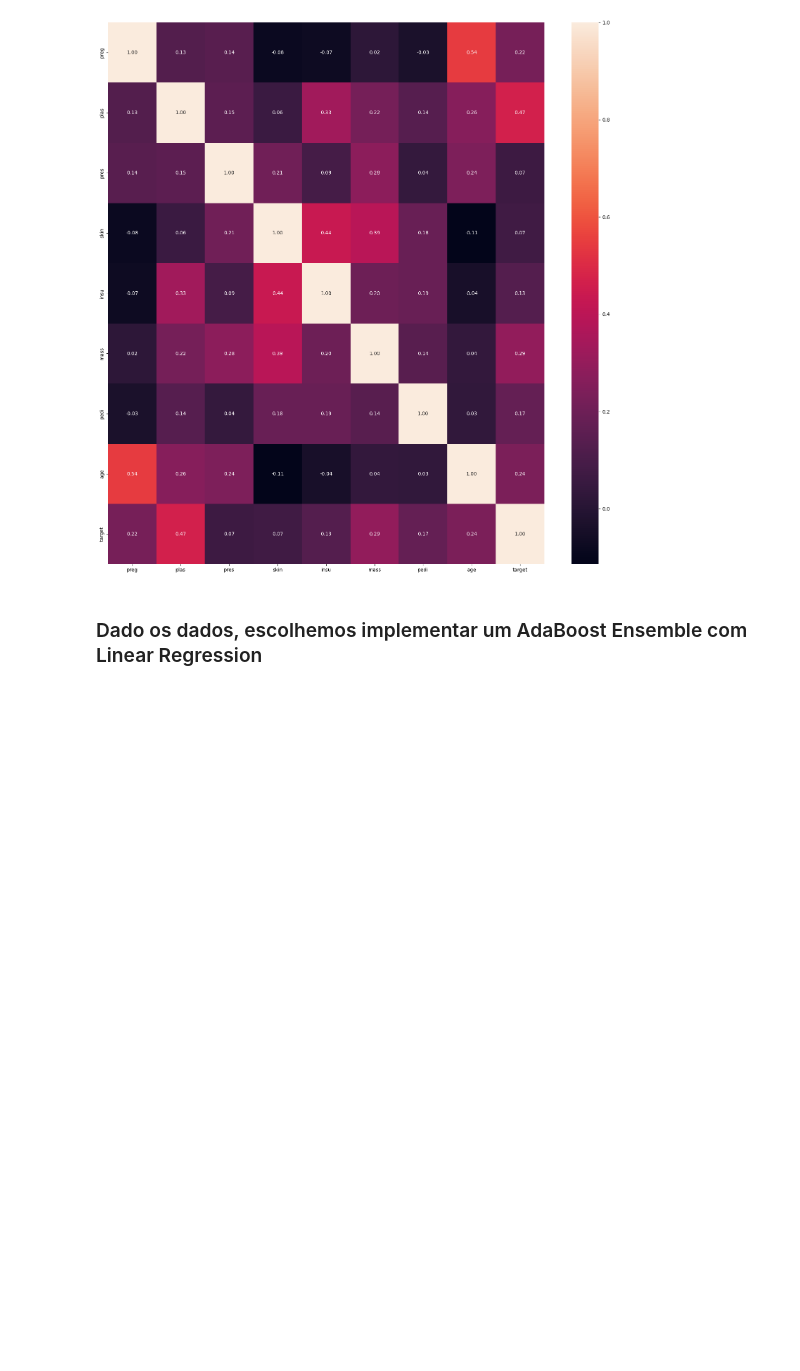
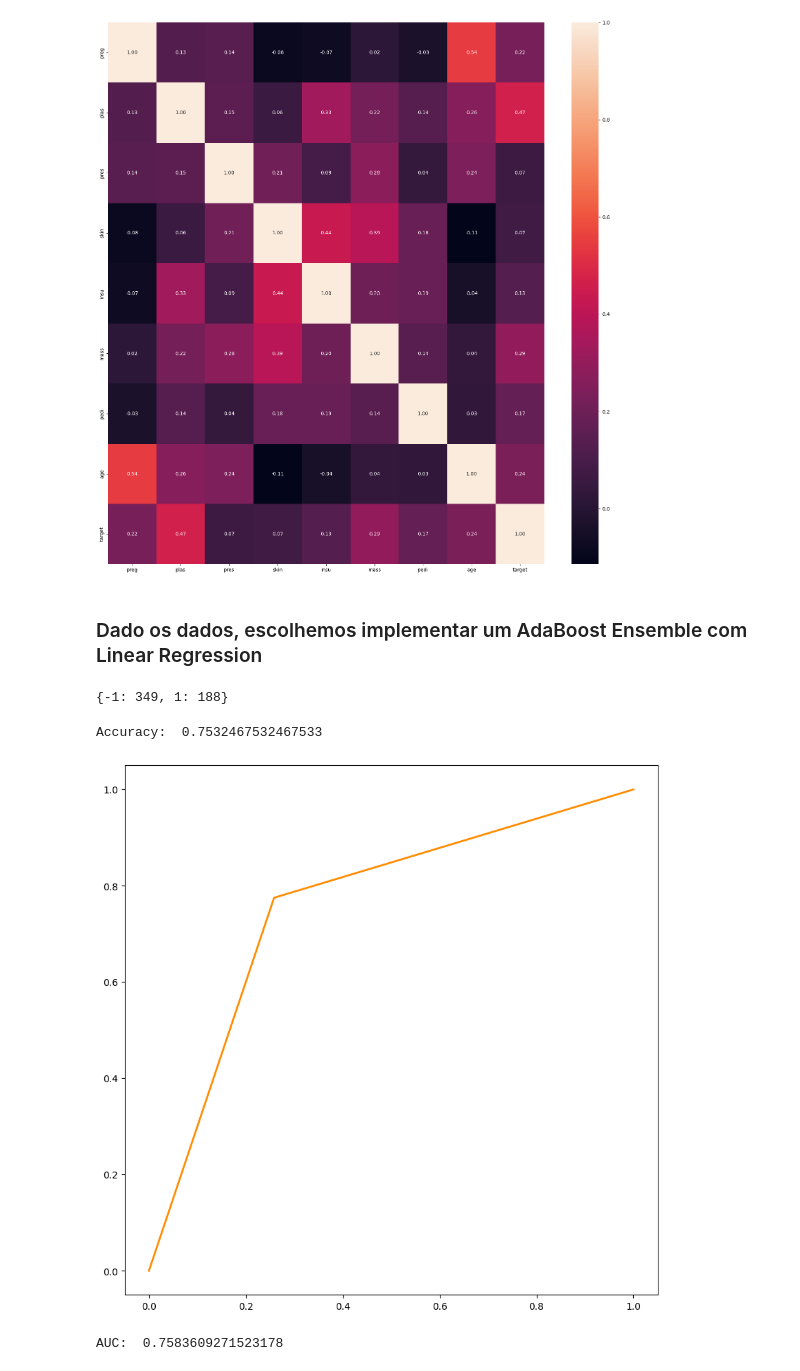
Before and after one commit to PRCSousa/ML-Assignment1, a Jupyter notebook: main.ipynb, the cells around one changed output. Cells and saved outputs as stored; diff of their text form; code cells hidden in the pictures; blank space fills up the shorter version.

```diff
--- a/main.ipynb
+++ b/main.ipynb
@@ -93,8 +126,3 @@ def update_weights(w_i, alpha, y, y_pred):
     alpha: weight of weak classifier used to estimate y_pred
     '''
     return w_i * np.exp(alpha * (np.not_equal(y, y_pred)).astype(int))
-# %%
-class AdaBoost:
-
-    def __init__(self) -> None:
-        pass
@@ -100,0 +213,74 @@ class AdaBoost:
+# %%
+X_train, X_test, y_train, y_test = train_test_split(X, y, test_size=0.3, random_state=42)
+
+# -------------------------------------------------------------------------------------------------
+
+import random
+from sklearn.neighbors import NearestNeighbors
+
+
+def nearest_neighbour(X):
+  nbs=NearestNeighbors(n_neighbors=5,metric='euclidean',algorithm='kd_tree').fit(X)
+  euclidean,indices= nbs.kneighbors(X)
+  return indices
+
+def SMOTE_100(X):
+    indices2 = nearest_neighbour(X)
+    matrix=[]
+#store the values of t into an object and randomly select a value from the object and save it to a new list that will later be added to x1 training data
+    for m in range(len(indices2)):
+        t=x1[indices2[m]]
+        newt=pd.DataFrame(t)
+        matrix.append([])
+        for j in range(len(newt.columns)):
+            matrix[m].append(random.choice(newt[j]))
+    return matrix
+
+unique, counts = np.unique(y_train, return_counts=True)
+# print count of each class in y_train
+print(dict(zip(unique, counts)))
+minority_shape = dict(zip(unique, counts))[1]
+
+x1 = np.ones((minority_shape, X_train.shape[1]))
+x1=[X_train[i] for i, v in enumerate(y_train) if v==1.0]
+x1=np.array(x1)
+
+sampled_instances = SMOTE_100(x1)
+
+X_TrainSMOTE = np.concatenate((X_train,sampled_instances), axis = 0)
+
+y_sampled_instances = np.ones(minority_shape)
+y_TrainSMOTE = np.concatenate((y_train,y_sampled_instances), axis=0)
+# %% [output]
+{-1: 349, 1: 188}
+# %%
+# Fit model
+ab = AdaBoost()
+ab.fit(X_TrainSMOTE, y_TrainSMOTE)
+# Predict on test set
+y_pred = ab.predict(X_test)
+# %%
+# analyse results on the prediction
+
+# Confusion matrix
+from sklearn.metrics import confusion_matrix
+confusion_matrix(y_test, y_pred)
+
+# Accuracy
+print('Accuracy: ', ab.accuracy(y_test, y_pred))
+
+# ROC curve
+from sklearn.metrics import roc_curve, auc
+
+fpr, tpr, thresholds = roc_curve(y_test, y_pred)
+roc_auc = auc(fpr, tpr)
+
+plt.figure(figsize=(10, 10))
+plt.plot(fpr, tpr, color='darkorange', lw=2, label='ROC curve (area = %0.2f)' % roc_auc)
+plt.show()
+
+print('AUC: ', roc_auc)
+# %% [output]
+Accuracy:  0.7532467532467533
+[figure, added]
+AUC:  0.7583609271523178
```
Also changed, not shown: parts of 18 cells of this notebook, 1 other file.
